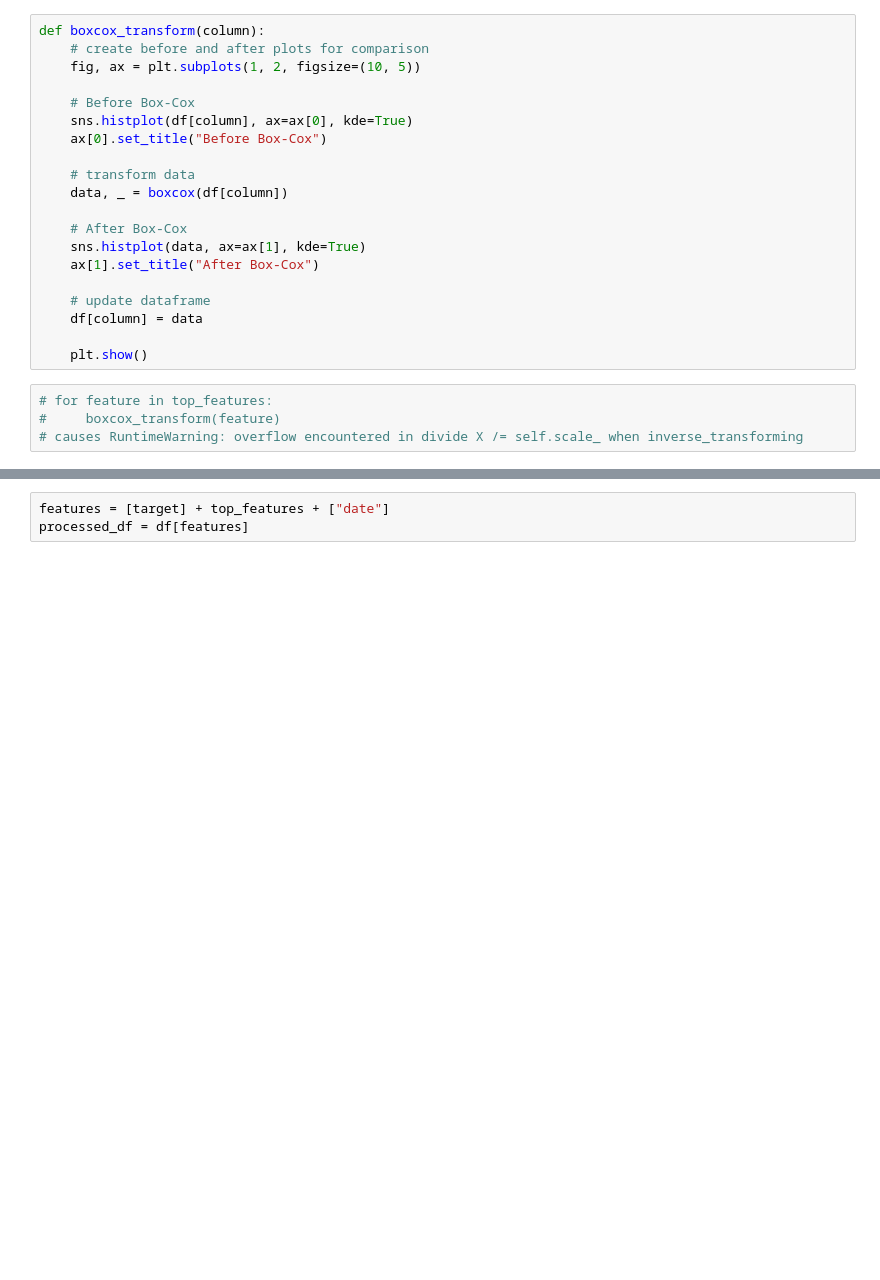
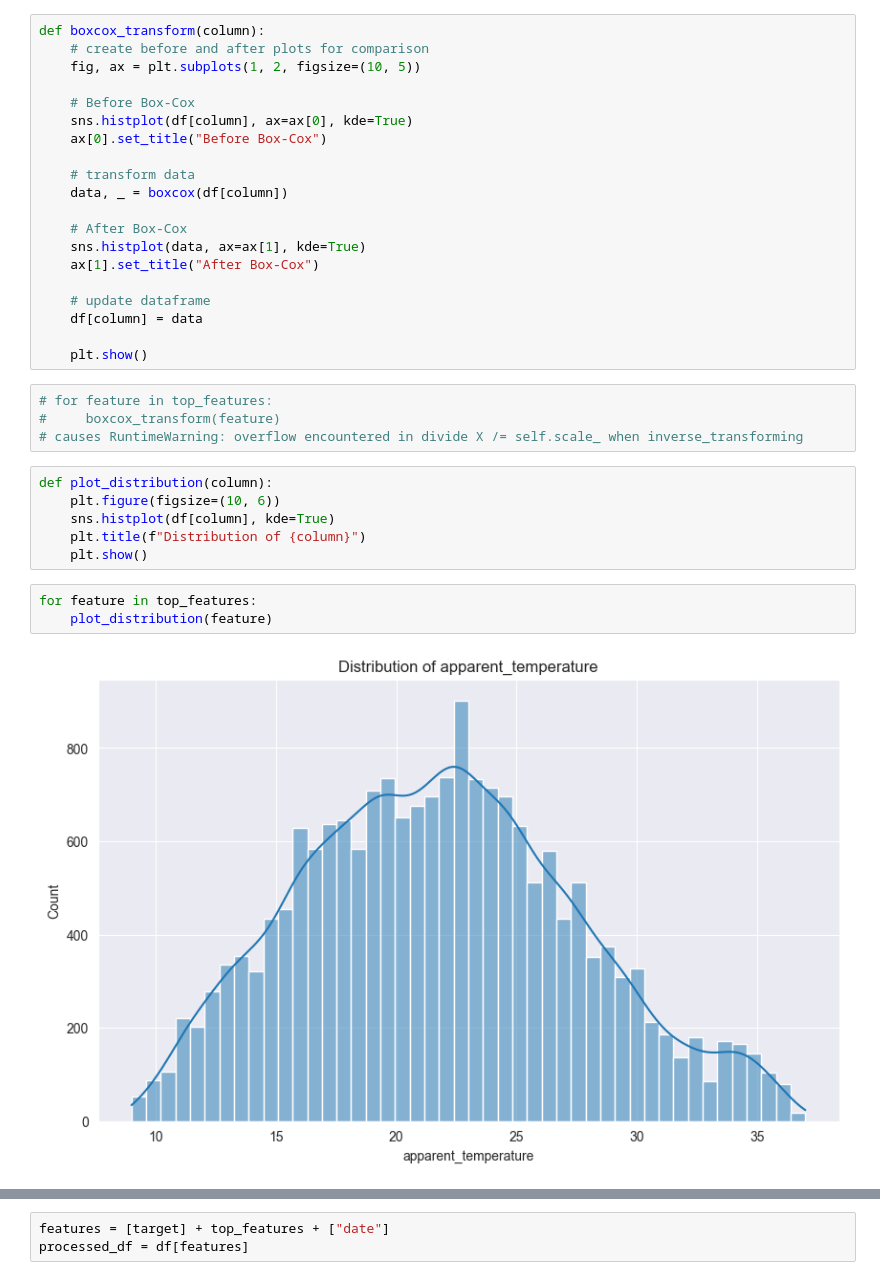
Before and after one commit to perkzen/mbajk-ml-web-service, a Jupyter notebook: notebooks/mbajk_dataset_preprocessing.ipynb, the cells around one changed output, grey strips where cells are left out. Drawn from its saved outputs; the diff is of its cells as text; blank space fills up the shorter version.

```diff
--- a/notebooks/mbajk_dataset_preprocessing.ipynb
+++ b/notebooks/mbajk_dataset_preprocessing.ipynb
@@ -146,3 +146,14 @@ def boxcox_transform(column):
 # for feature in top_features:
 #     boxcox_transform(feature)
 # causes RuntimeWarning: overflow encountered in divide X /= self.scale_ when inverse_transforming
+# %%
+def plot_distribution(column):
+    plt.figure(figsize=(10, 6))
+    sns.histplot(df[column], kde=True)
+    plt.title(f"Distribution of {column}")
+    plt.show()
+# %%
+for feature in top_features:
+    plot_distribution(feature)
+# %% [output]
+[figure, added]
```
Also changed, not shown: parts of 3 cells of this notebook, 4 other files.
